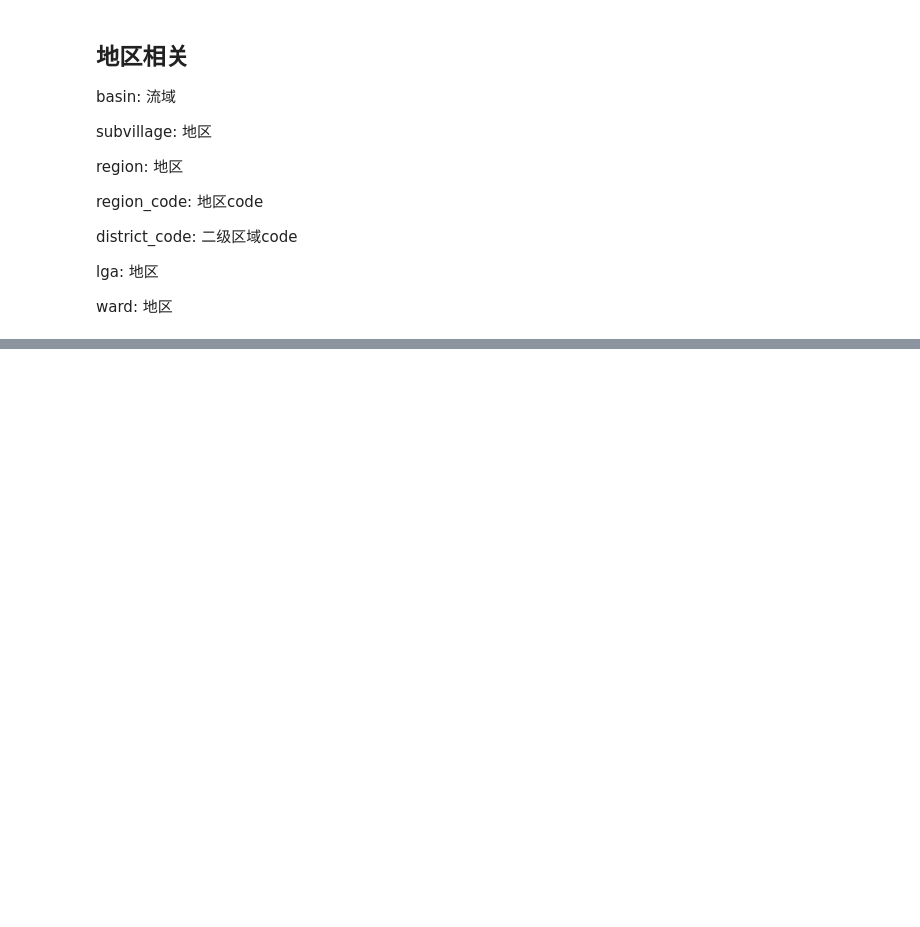
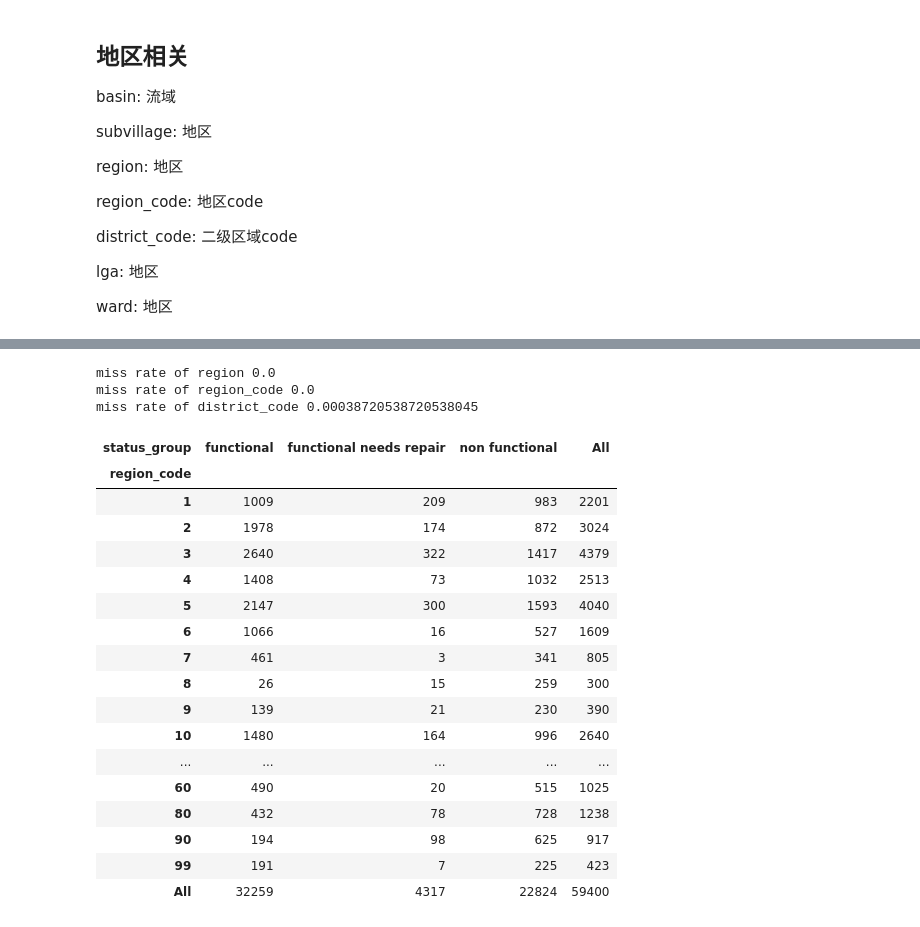
Before and after one commit to shenc3/drivendata-nb, a Jupyter notebook: pumpItUp/PumpItUp.ipynb, the cells around one changed output, grey strips where cells are left out. Saved outputs shown, nothing was run; the diff lists cells and outputs as text; code cells hidden in the pictures; blank space fills up the shorter version.

```diff
--- a/pumpItUp/PumpItUp.ipynb
+++ b/pumpItUp/PumpItUp.ipynb
@@ -378,0 +447,29 @@ ward: 地区
+# %%
+print("miss rate of region", miss_rate(train['region']))
+print("miss rate of region_code", miss_rate(train['region_code']))
+print("miss rate of district_code", miss_rate(train['district_code']))
+# %% [output]
+miss rate of region 0.0
+miss rate of region_code 0.0
+miss rate of district_code 0.00038720538720538045
+# %%
+pd.crosstab(train['region_code'], train['status_group'], margins=True)
+# %% [output]
+| status_group | functional | functional needs repair | non functional | All |
+| region_code |  |  |  |  |
+| 1 | 1009 | 209 | 983 | 2201 |
+| 2 | 1978 | 174 | 872 | 3024 |
+| 3 | 2640 | 322 | 1417 | 4379 |
+| 4 | 1408 | 73 | 1032 | 2513 |
+| 5 | 2147 | 300 | 1593 | 4040 |
+| 6 | 1066 | 16 | 527 | 1609 |
+| 7 | 461 | 3 | 341 | 805 |
+| 8 | 26 | 15 | 259 | 300 |
+| 9 | 139 | 21 | 230 | 390 |
+| 10 | 1480 | 164 | 996 | 2640 |
+| ... | ... | ... | ... | ... |
+| 60 | 490 | 20 | 515 | 1025 |
+| 80 | 432 | 78 | 728 | 1238 |
+| 90 | 194 | 98 | 625 | 917 |
+| 99 | 191 | 7 | 225 | 423 |
+| All | 32259 | 4317 | 22824 | 59400 |
```
Also changed, not shown: parts of 23 cells of this notebook.
